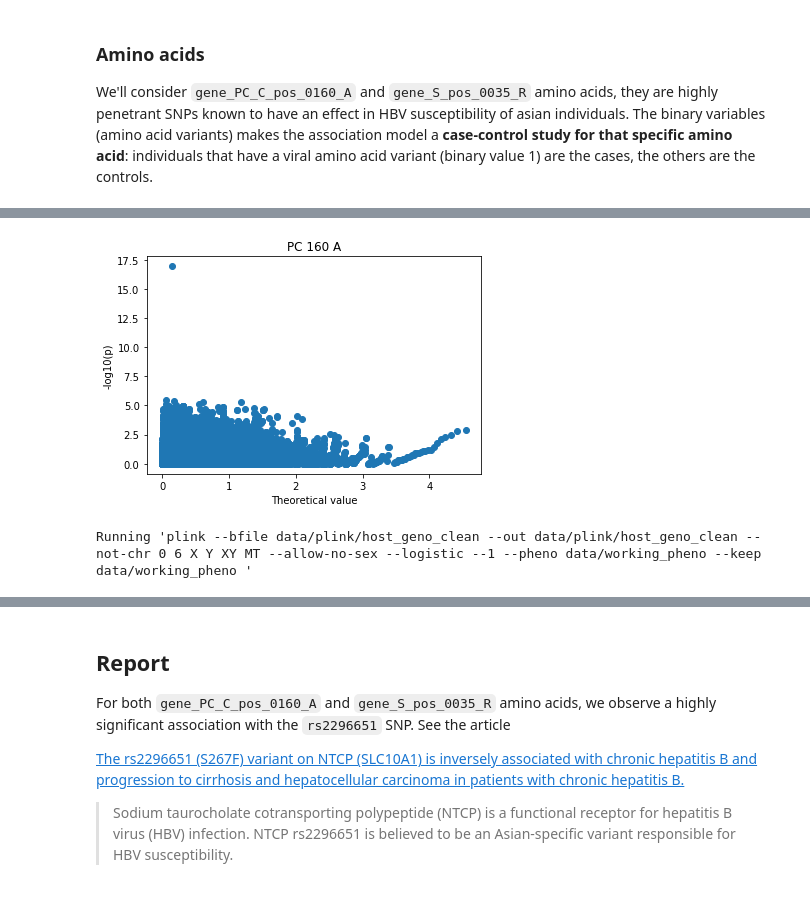
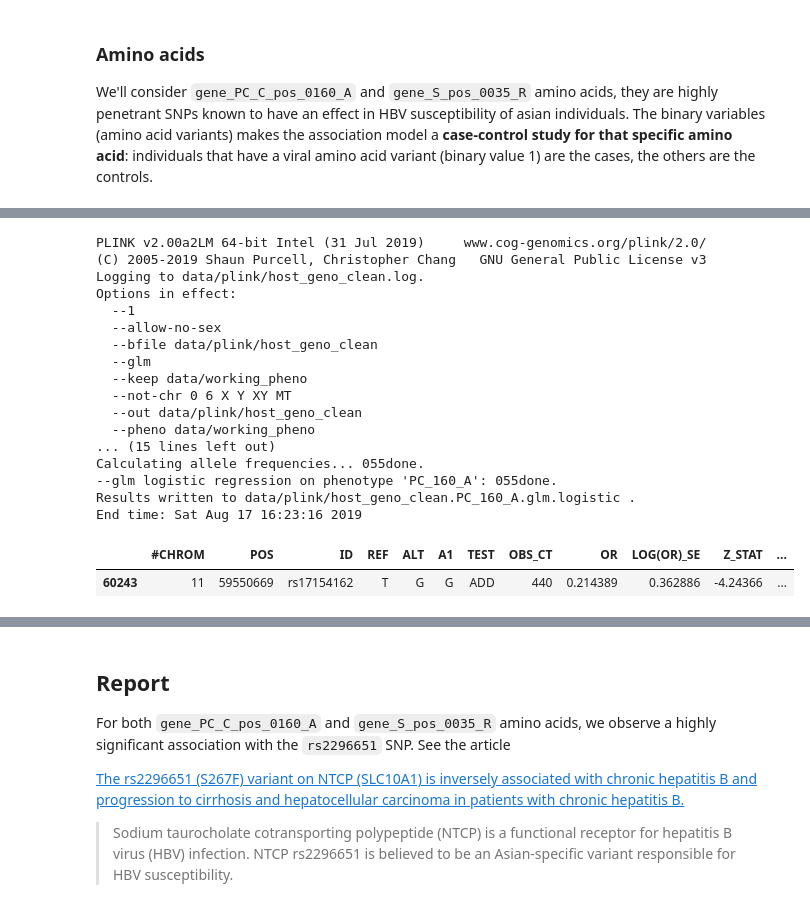
Before and after one commit to matthiaszeller/HBV, a Jupyter notebook: Host genotypes - Analysis.ipynb, the cells around one changed output, grey strips where cells are left out. Saved outputs shown, nothing was run; the diff lists cells and outputs as text; code cells hidden in the pictures.

```diff
--- a/Host genotypes - Analysis.ipynb
+++ b/Host genotypes - Analysis.ipynb
@@ -194,14 +213,26 @@ GenerateManhattan(data, refSNP='SNP', significance=7)
+# %%
+print(o)
+# %% [output]
+PLINK v2.00a2LM 64-bit Intel (31 Jul 2019)     www.cog-genomics.org/plink/2.0/
+(C) 2005-2019 Shaun Purcell, Christopher Chang   GNU General Public License v3
+Logging to data/plink/host_geno_clean.log.
+Options in effect:
+  --1
+  --allow-no-sex
+  --bfile data/plink/host_geno_clean
+  --glm
+  --keep data/working_pheno
+  --not-chr 0 6 X Y XY MT
+  --out data/plink/host_geno_clean
+  --pheno data/working_pheno
+... (15 lines left out)
+Calculating allele frequencies... 055done.
+--glm logistic regression on phenotype 'PC_160_A': 055done.
+Results written to data/plink/host_geno_clean.PC_160_A.glm.logistic .
+End time: Sat Aug 17 16:23:16 2019
 # %%
-df = pd.read_csv(PATH_HOST_CLEAN_DATA+'.assoc.logistic', sep='\s+', usecols=['P'])
-df.dropna()
-plot_QQ(df.P, 'PC 160 A')
+df = pd.read_csv(PATH_HOST_CLEAN_DATA+'.PC_160_A.glm.logistic', sep='\s+')
+df.sort_values(by='P').head(1)
 # %% [output]
-[figure, removed]
+|  | #CHROM | POS | ID | REF | ALT | A1 | TEST | OBS_CT | OR | LOG(OR)_SE | Z_STAT | ... |
+| 60243 | 11 | 59550669 | rs17154162 | T | G | G | ADD | 440 | 0.214389 | 0.362886 | -4.24366 | ... |
-# %%
-# Do the same for the other amino acid
-common.write_phenotypes(PATH_HOST_CLEAN_DATA, phenotype=('S', 35, 'R'),
-                        criteria=('RACE', 'ASIAN'), output_path=PATH_WORKING_PHENOTYPES,
-                        verbose=False)
-o, e = host.run_assoc(binary=True, plink2=False)
-# %% [output]
-Running 'plink --bfile data/plink/host_geno_clean --out data/plink/host_geno_clean --not-chr 0 6 X Y XY MT --allow-no-sex --logistic --1 --pheno data/working_pheno --keep data/working_pheno '
```
Also changed, not shown: parts of 46 cells of this notebook, 4 other files.
